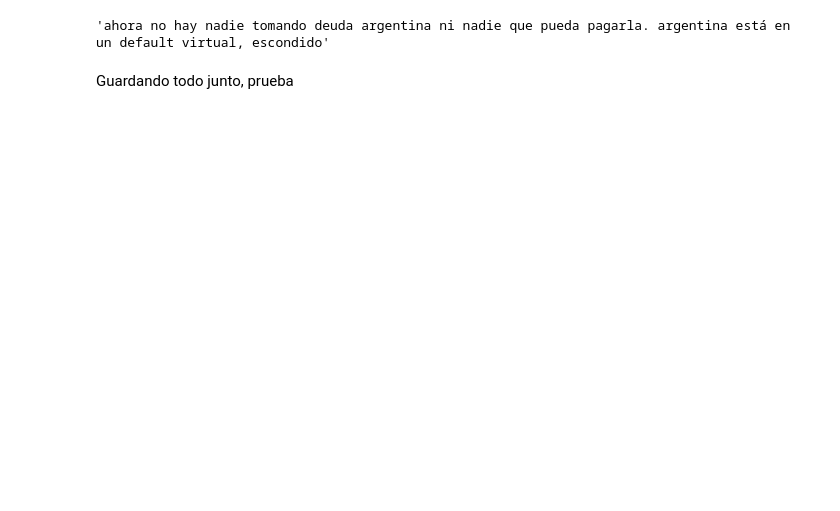
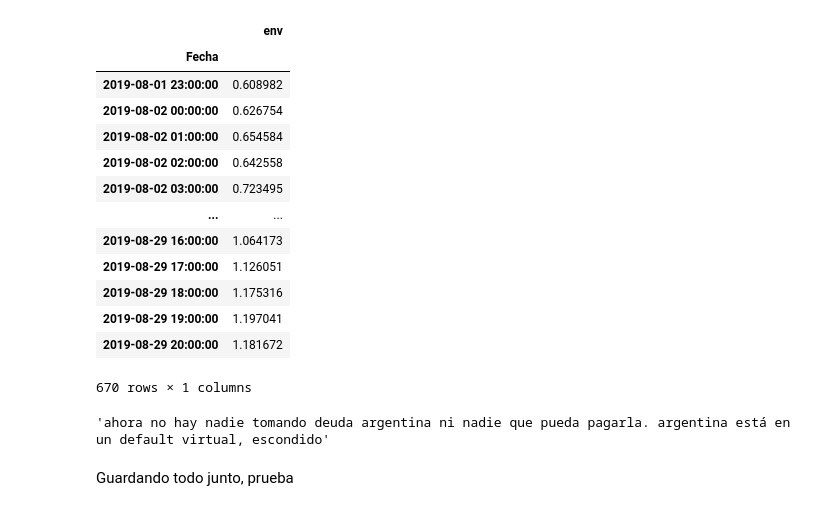
Before and after one commit to Ale-Mildiner/Tesis, a Jupyter notebook: Faiss_vect/Faiss_Series.ipynb, the cells around one changed output. Saved outputs shown, nothing was run; the diff lists cells and outputs as text; code cells hidden in the pictures; blank space fills up the shorter version.

```diff
--- a/Faiss_vect/Faiss_Series.ipynb
+++ b/Faiss_vect/Faiss_Series.ipynb
@@ -58,3 +62,22 @@ Timestamp('2019-08-13 02:00:00')
+# %%
+a = pd.DataFrame({'Fecha':df_count_hora.index, 'env':amplitude_envelope})
+a = a.set_index('Fecha')
+a.rolling('1D', center=True).mean()
+# %% [output]
+|  | env |
+| Fecha |  |
+| 2019-08-01 23:00:00 | 0.608982 |
+| 2019-08-02 00:00:00 | 0.626754 |
+| 2019-08-02 01:00:00 | 0.654584 |
+| 2019-08-02 02:00:00 | 0.642558 |
+| 2019-08-02 03:00:00 | 0.723495 |
+| ... | ... |
+| 2019-08-29 16:00:00 | 1.064173 |
+| 2019-08-29 17:00:00 | 1.126051 |
+| 2019-08-29 18:00:00 | 1.175316 |
+| 2019-08-29 19:00:00 | 1.197041 |
+| 2019-08-29 20:00:00 | 1.181672 |
+670 rows × 1 columns
 # %%
 citas[46]
 # %% [output]
```
Also changed, not shown: parts of 3 cells of this notebook.
